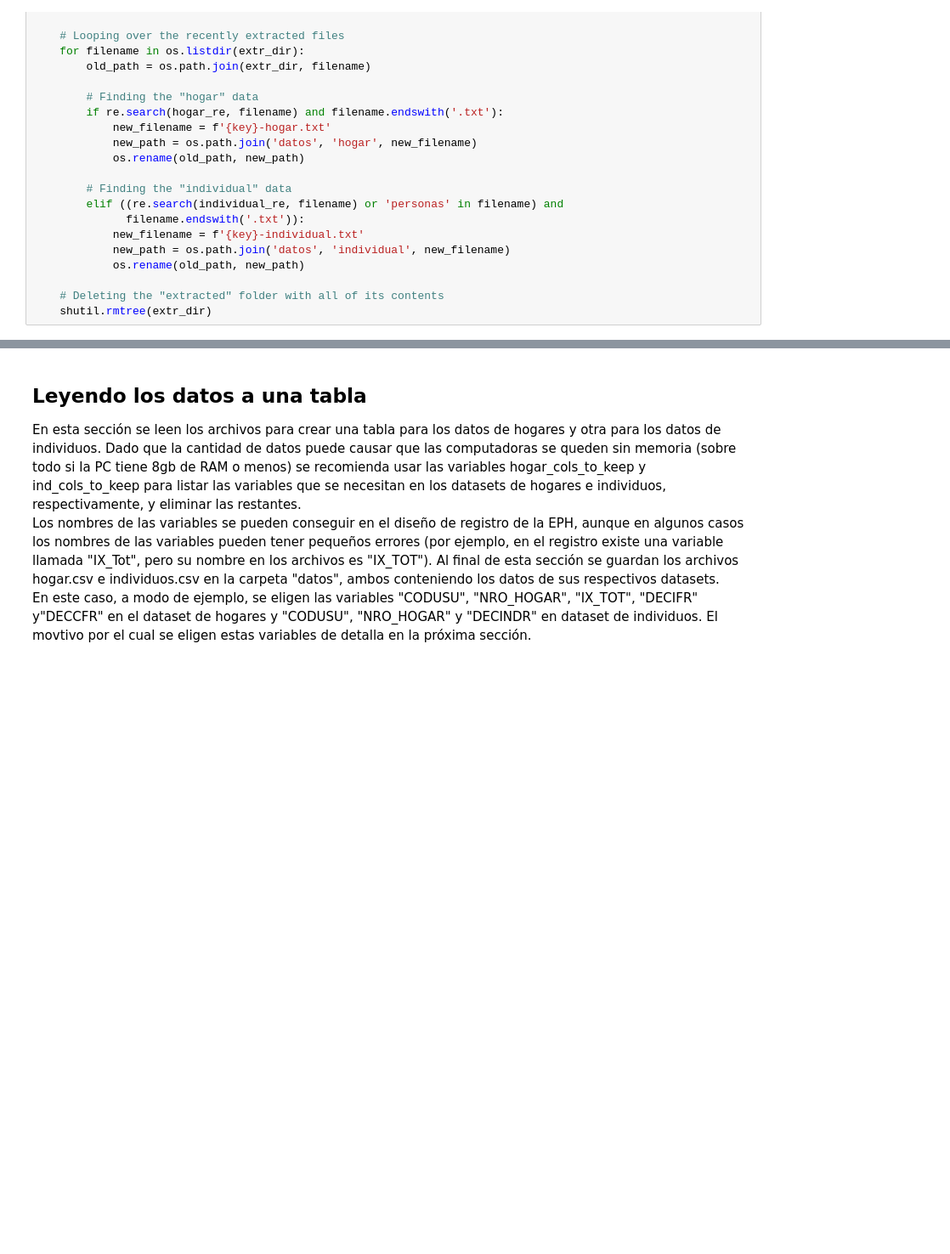
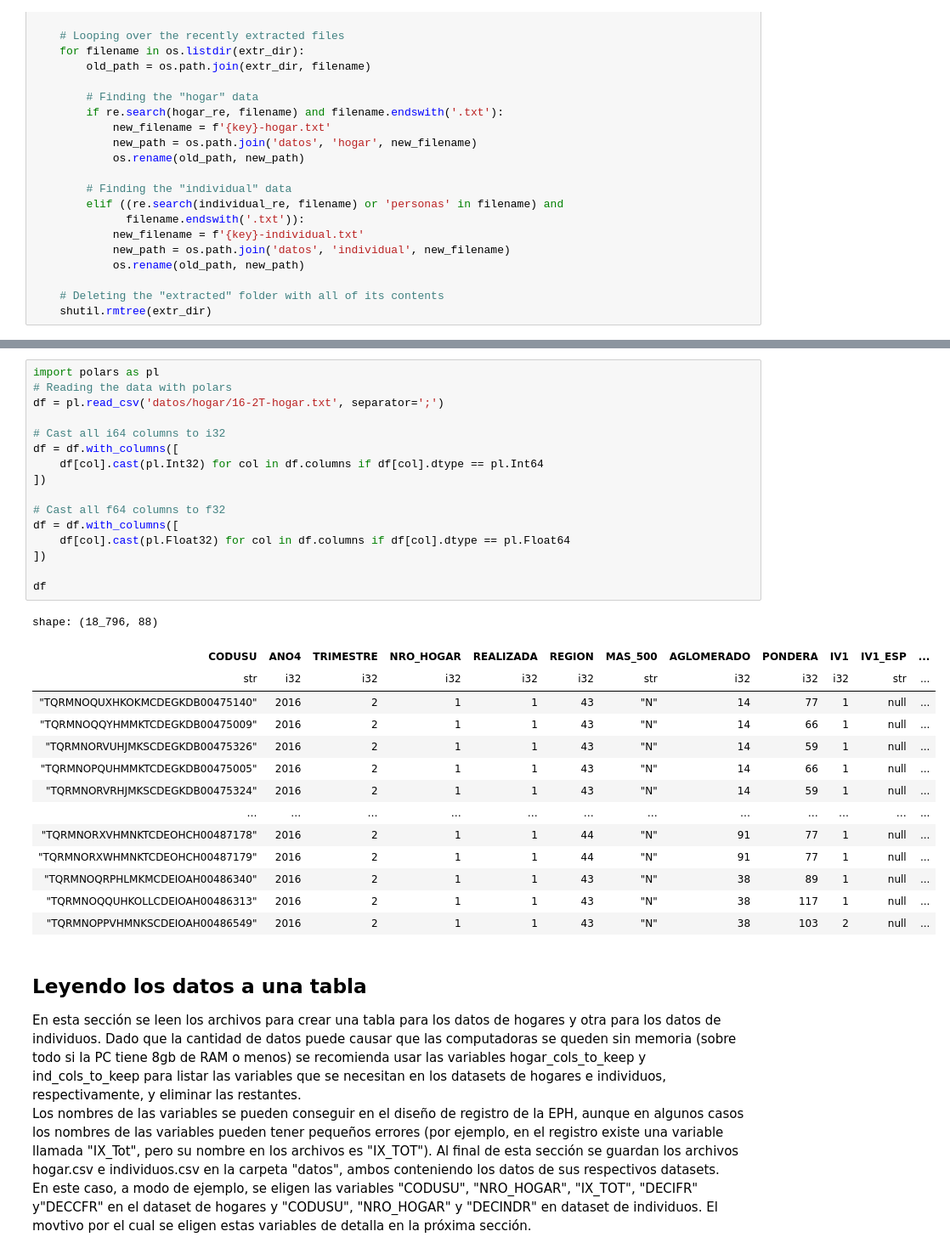
Before and after one commit to jpoletti/eph-database, a Jupyter notebook: bajar-microdatos.ipynb, the cells around one changed output, grey strips where cells are left out. Shown at 85% size. Cells and saved outputs as stored; diff of their text form; blank space fills up the shorter version.

Commit message:
working on the change to polars

```diff
--- a/bajar-microdatos.ipynb
+++ b/bajar-microdatos.ipynb
@@ -376,6 +233,37 @@ else:
 # %% [output]
 All the files for the individual dataset are available.
 All the files for the hogar dataset are available.
+# %%
+import polars as pl
+# Reading the data with polars
+df = pl.read_csv('datos/hogar/16-2T-hogar.txt', separator=';')
+
+# Cast all i64 columns to i32
+df = df.with_columns([
+    df[col].cast(pl.Int32) for col in df.columns if df[col].dtype == pl.Int64
+])
+
+# Cast all f64 columns to f32
+df = df.with_columns([
+    df[col].cast(pl.Float32) for col in df.columns if df[col].dtype == pl.Float64
+])
+
+df
+# %% [output]
+shape: (18_796, 88)
+| CODUSU | ANO4 | TRIMESTRE | NRO_HOGAR | REALIZADA | REGION | MAS_500 | AGLOMERADO | PONDERA | IV1 | IV1_ESP | ... |
+| str | i32 | i32 | i32 | i32 | i32 | str | i32 | i32 | i32 | str | ... |
+| "TQRMNOQUXHKOKMCDEGKDB00475140" | 2016 | 2 | 1 | 1 | 43 | "N" | 14 | 77 | 1 | null | ... |
+| "TQRMNOQQYHMMKTCDEGKDB00475009" | 2016 | 2 | 1 | 1 | 43 | "N" | 14 | 66 | 1 | null | ... |
+| "TQRMNORVUHJMKSCDEGKDB00475326" | 2016 | 2 | 1 | 1 | 43 | "N" | 14 | 59 | 1 | null | ... |
+| "TQRMNOPQUHMMKTCDEGKDB00475005" | 2016 | 2 | 1 | 1 | 43 | "N" | 14 | 66 | 1 | null | ... |
+| "TQRMNORVRHJMKSCDEGKDB00475324" | 2016 | 2 | 1 | 1 | 43 | "N" | 14 | 59 | 1 | null | ... |
+| … | … | … | … | … | … | … | … | … | … | … | ... |
+| "TQRMNORXVHMNKTCDEOHCH00487178" | 2016 | 2 | 1 | 1 | 44 | "N" | 91 | 77 | 1 | null | ... |
+| "TQRMNORXWHMNKTCDEOHCH00487179" | 2016 | 2 | 1 | 1 | 44 | "N" | 91 | 77 | 1 | null | ... |
+| "TQRMNOQRPHLMKMCDEIOAH00486340" | 2016 | 2 | 1 | 1 | 43 | "N" | 38 | 89 | 1 | null | ... |
+| "TQRMNOQQUHKOLLCDEIOAH00486313" | 2016 | 2 | 1 | 1 | 43 | "N" | 38 | 117 | 1 | null | ... |
+| "TQRMNOPPVHMNKSCDEIOAH00486549" | 2016 | 2 | 1 | 1 | 43 | "N" | 38 | 103 | 2 | null | ... |
 # %% [markdown]
 ## Leyendo los datos a una tabla
 En esta sección se leen los archivos para crear una tabla para los datos de hogares y otra para los datos de individuos.
```
Also changed, not shown: parts of 14 cells of this notebook, 1 other file.
